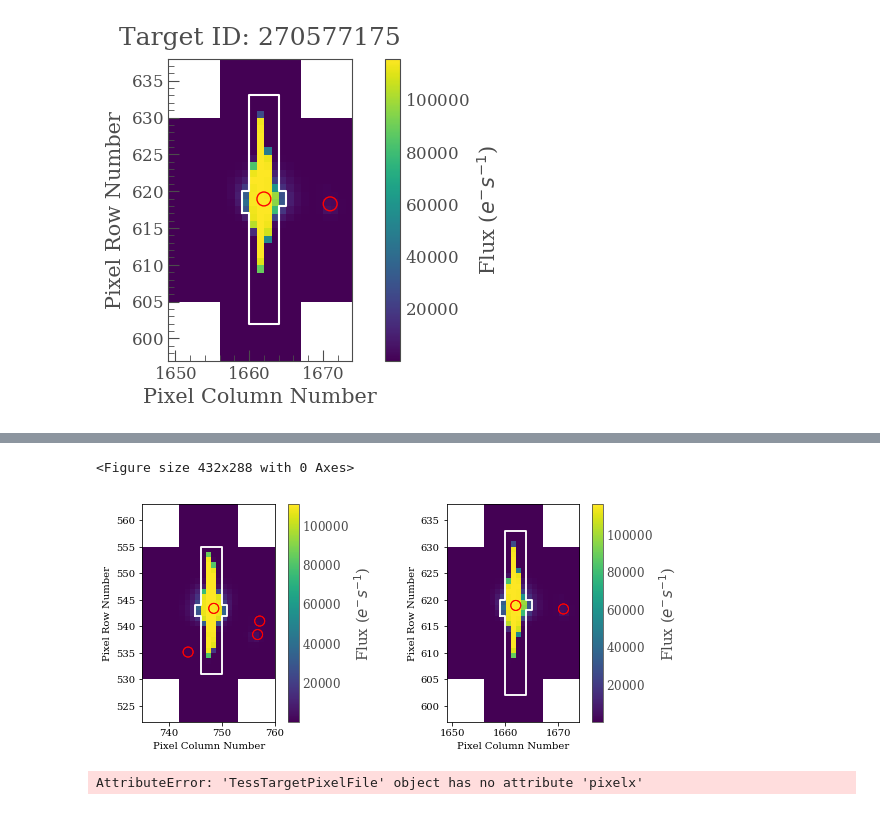
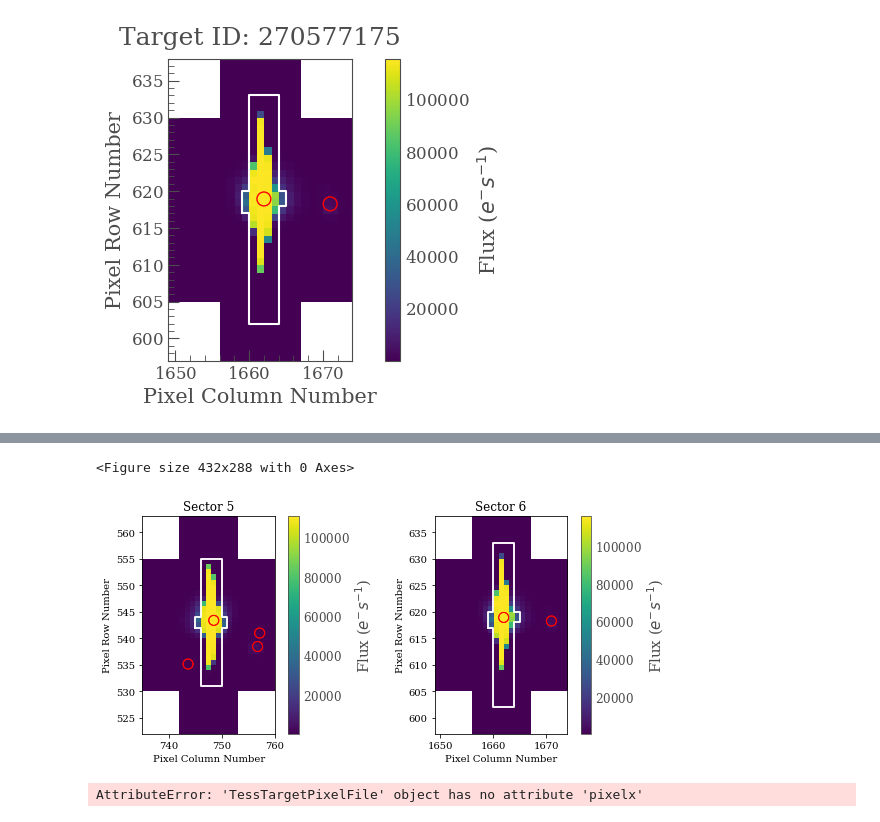
Before and after one commit to sebastian-zieba/betaPic_comet, a Jupyter notebook: construction_of_the_lightcurve.ipynb, the cells around one changed output, grey strips where cells are left out. Cells and saved outputs as stored; diff of their text form; code cells hidden in the pictures.

Commit message:
updated plot

```diff
--- a/construction_of_the_lightcurve.ipynb
+++ b/construction_of_the_lightcurve.ipynb
@@ -457,30 +457,31 @@ tpf6.interact_sky()
 # %%
 plt.rc('font', family='serif')
 plt.tight_layout()
 
 fig, axs = plt.subplots(1, 2, figsize=(10, 4))
 for idx, tpf in enumerate([tpf5,tpf6]):
     aper = tpf.pipeline_mask
     tpf.plot(ax=axs[idx])
 
-    axs[0].set_title('')
-    axs[1].set_title('')
+    axs[0].set_title('Sector 5')
+    axs[1].set_title('Sector 6')
 
     axs[0].plot(a5+tpf5.column,b5+tpf5.row, c='w')
     axs[0].scatter(748.445, 543.384, marker='o', s=100, facecolor='', edgecolor='r')
     axs[0].scatter(756.710, 538.453, marker='o', s=100, facecolor='', edgecolor='r')
     axs[0].scatter(757.107, 540.995, marker='o', s=100, facecolor='', edgecolor='r')
     axs[0].scatter(743.603, 535.154, marker='o', s=100, facecolor='', edgecolor='r')
 
     axs[1].plot(a6+tpf6.column,b6+tpf6.row, c='w')
     axs[1].scatter(1662, 618.942, marker='o', s=100, facecolor='', edgecolor='r')
     axs[1].scatter(1671, 618.276, marker='o', s=100, facecolor='', edgecolor='r')
 
+plt.subplots_adjust(wspace=0.1)
 
 fig.savefig('betaPic_otherstars.pdf', bbox_inches='tight')
 # %% [output]
 <Figure size 432x288 with 0 Axes>
-[figure, old version]
+[figure, new version]
 # %%
 tpf4.pixelx
 # %% [output]
```
Also changed, not shown: 1 other file.
